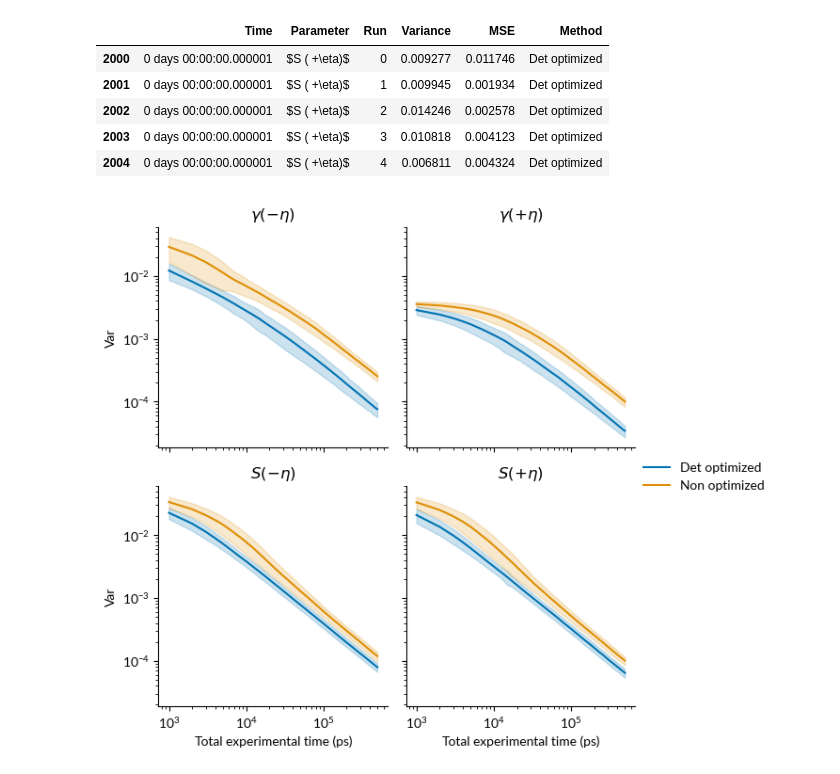
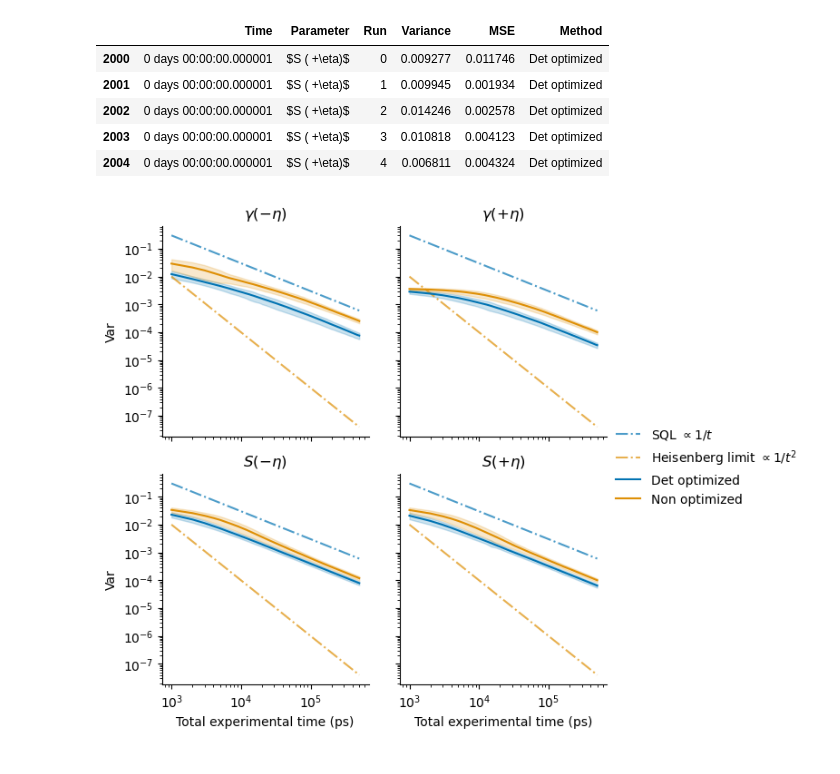
Before and after one commit to Rumoa/qll_qdots, a Jupyter notebook: data_analysis/data_analysis_better_file_handling.ipynb, the cells around one changed output. Saved outputs shown, nothing was run; the diff lists cells and outputs as text; code cells hidden in the pictures.

```diff
--- a/data_analysis/data_analysis_better_file_handling.ipynb
+++ b/data_analysis/data_analysis_better_file_handling.ipynb
@@ -17,14 +17,14 @@ from matplotlib import rcParams
 import matplotlib.font_manager as font_manager
 # %%
 # Add every font at the specified location
-font_dir = ["/Users/darioradecic/Downloads/Merriweather"]
-for font in font_manager.findSystemFonts(font_dir):
-    font_manager.fontManager.addfont(font)
+# font_dir = ["/Users/darioradecic/Downloads/Merriweather"]
+# for font in font_manager.findSystemFonts(font_dir):
+#     font_manager.fontManager.addfont(font)
 
 # font_manager.get_font_names()
 
 
-rcParams["font.family"] = "Lato"
+# rcParams["font.family"] = "Lato"
 
 sns.set_palette("colorblind")
 
@@ -272,35 +270,36 @@ def aux_plot(*args, **kwargs):
 # %%
 sns.set_palette("colorblind")
 
 g = sns.FacetGrid(
     data=total_df,
     col="Parameter",
     col_wrap=2,
 )
-# g.map_dataframe(aux_plot)
+g.map_dataframe(aux_plot)
 
 g.map_dataframe(
     sns.lineplot,
     x="Time",
     y="Variance",
     errorbar="sd",
     hue="Method",
 )
 
 
 axes = g.axes.flatten()
 for i in range(4):
     axes[i].set_title(names_true[i])
     axes[i].set_ylabel("Var")
 
 g.set_axis_labels("Total experimental time (ps)", y_var="Var")
 
 g.add_legend()
 
 plt.xscale("log")
 plt.yscale("log")
+plt.show()
 # %% [output]
-[figure, old version]
+[figure, new version]
 # %%
 sns.set_palette("colorblind")
 
```
Also changed, not shown: parts of 2 cells of this notebook, 1 other file.
